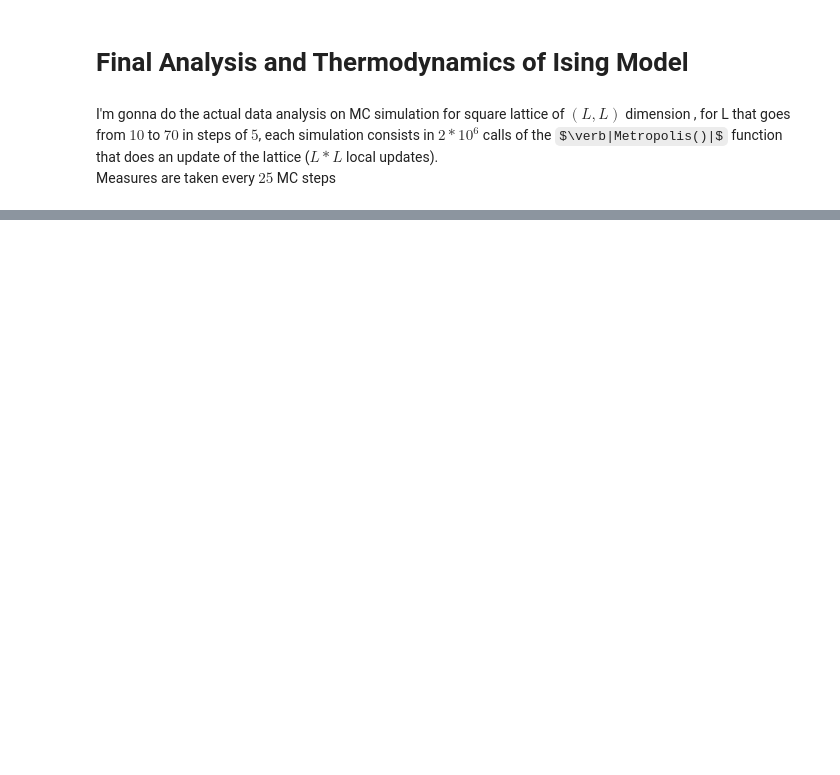
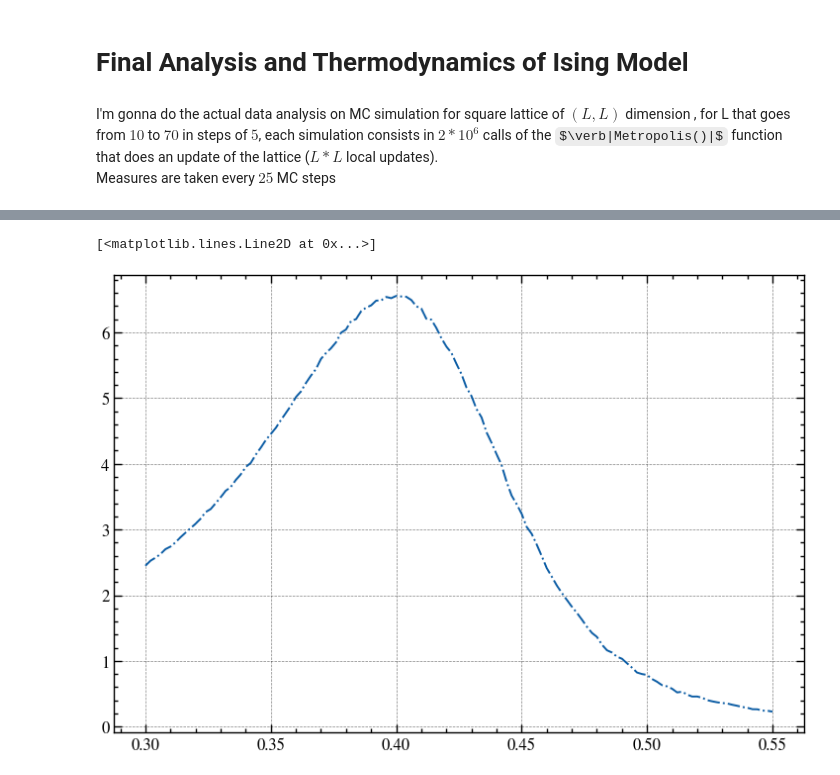
Before and after one commit to roberto-dionisio/numerical_methods, a Jupyter notebook: Ising_model/analysis+term.ipynb, the cells around one changed output, grey strips where cells are left out. Saved outputs shown, nothing was run; the diff lists cells and outputs as text; code cells hidden in the pictures; some formulas as TeX source; blank space fills up the shorter version.

```diff
--- a/Ising_model/analysis+term.ipynb
+++ b/Ising_model/analysis+term.ipynb
@@ -89,0 +164,5 @@ for file in files:
+# %%
+plt.plot(beta_exp, chi_L[:,0],'-.',markersize='6', linewidth='1.4',label=rf'10')
+# %% [output]
+[<matplotlib.lines.Line2D at 0x...>]
+[figure, added]
```
Also changed, not shown: parts of 15 cells of this notebook.
